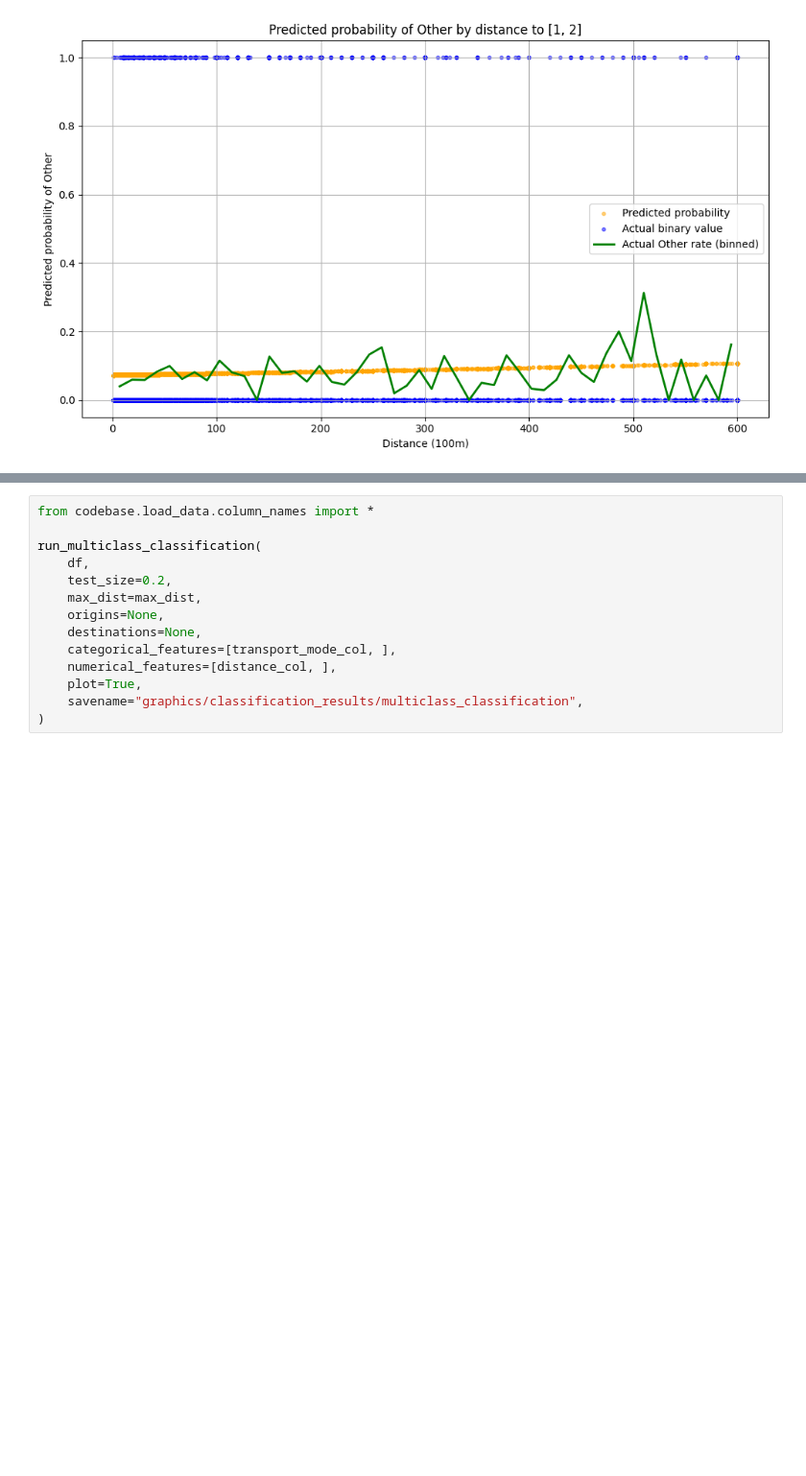
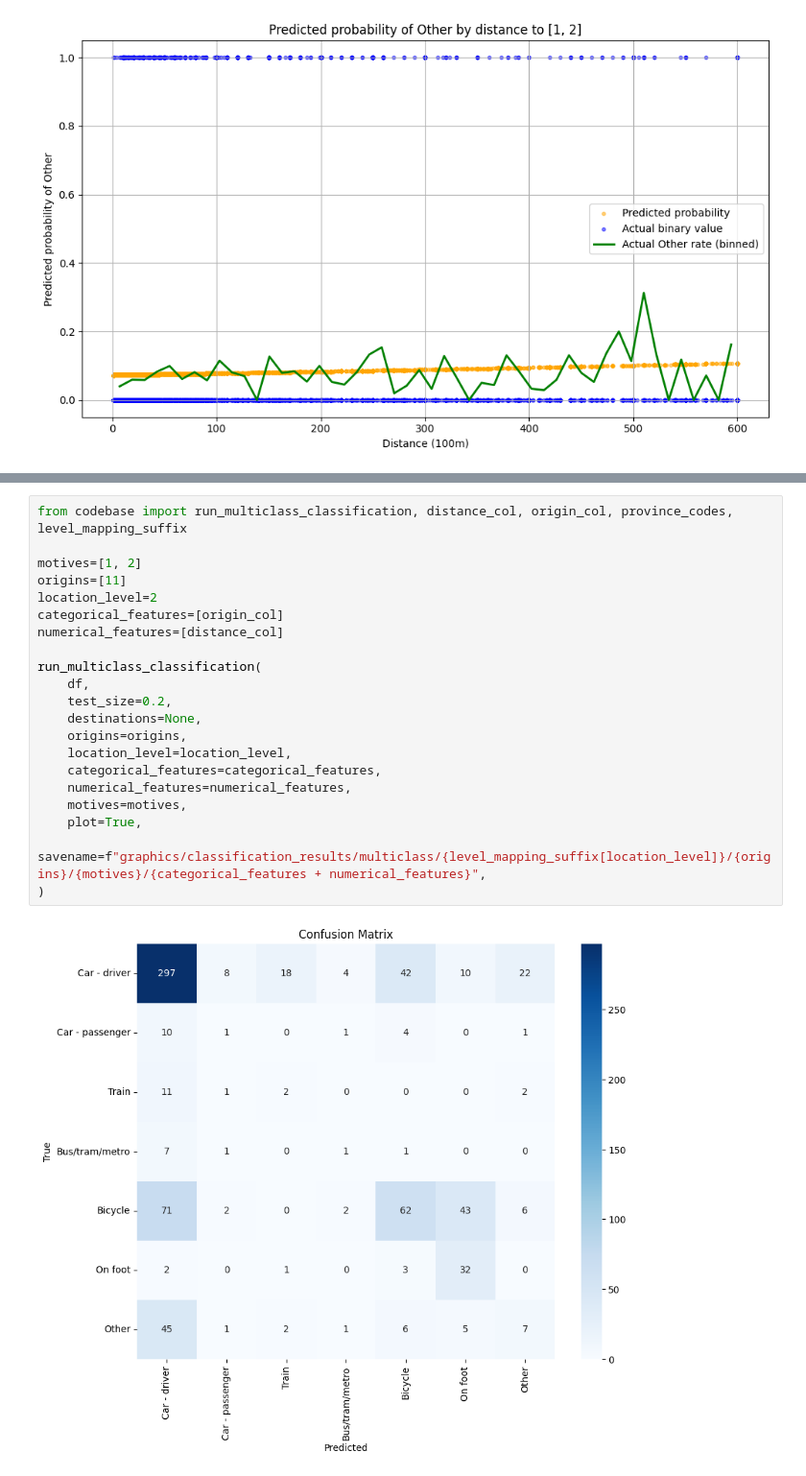
Before and after one commit to FabianScott/Design-of-AI-driven-business-operation, a Jupyter notebook: Topic2/exploration.ipynb, the cells around one changed output, grey strips where cells are left out. Shown at 96% size. Saved outputs shown, nothing was run; the diff lists cells and outputs as text; blank space fills up the shorter version.

Commit message:
big refactor and multiclass in place

```diff
--- a/Topic2/exploration.ipynb
+++ b/Topic2/exploration.ipynb
@@ -142,15 +63,23 @@ def run_multiclass_classification(
 # %%
-from codebase.load_data.column_names import *
+from codebase import run_multiclass_classification, distance_col, origin_col, province_codes, level_mapping_suffix
+
+motives=[1, 2]
+origins=[11]
+location_level=2
+categorical_features=[origin_col]
+numerical_features=[distance_col]
 
 run_multiclass_classification(
     df,
     test_size=0.2,
-    max_dist=max_dist,
-    origins=None,
     destinations=None,
-    categorical_features=[transport_mode_col, ],
-    numerical_features=[distance_col, ],
+    origins=origins,
+    location_level=location_level,
+    categorical_features=categorical_features,
+    numerical_features=numerical_features,
+    motives=motives,
     plot=True,
-    savename="graphics/classification_results/multiclass_classification",
+    savename=f"graphics/classification_results/multiclass/{level_mapping_suffix[location_level]}/{origins}/{motives}/{categorical_features + numerical_features}",
 )
 # %% [output]
+[figure, added]
```
Also changed, not shown: parts of 5 cells of this notebook, 14 other files.
